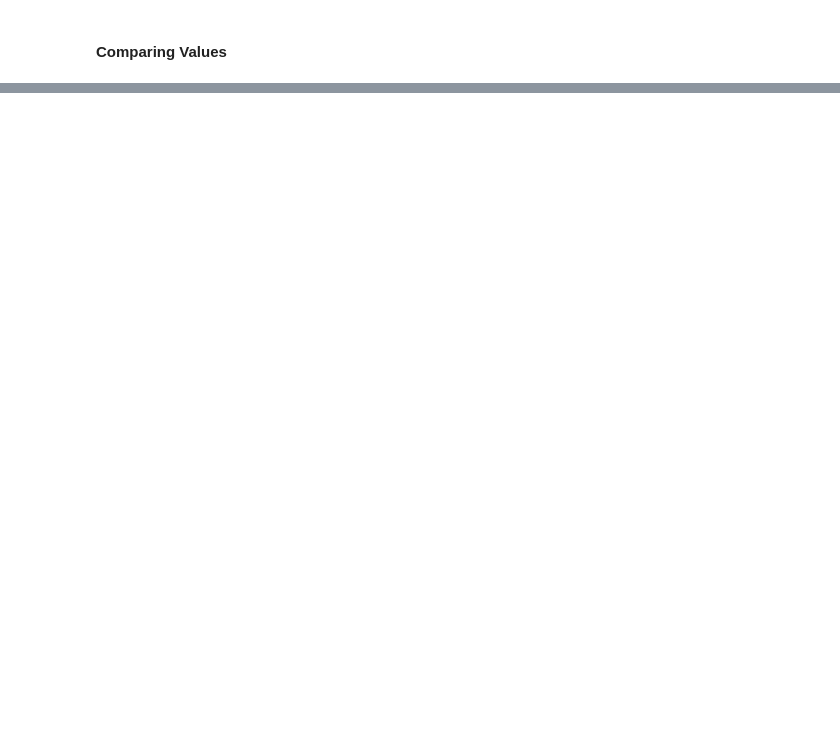
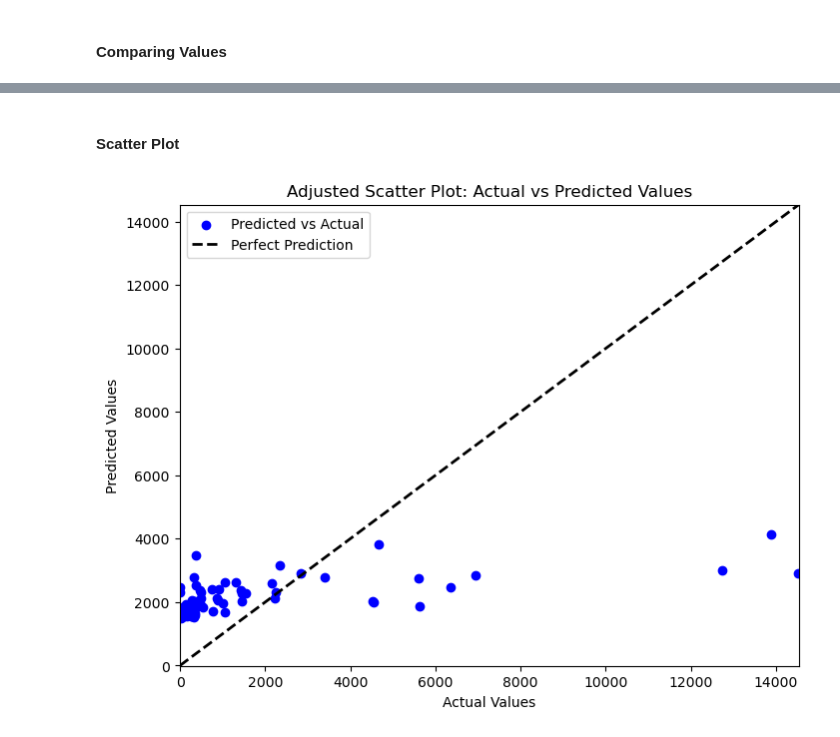
Before and after one commit to khalidhasananik/CSE445-Project, a Jupyter notebook: DenguePrediction/XGBoost.ipynb, the cells around one changed output, grey strips where cells are left out. Drawn from its saved outputs; the diff is of its cells as text; code cells hidden in the pictures; blank space fills up the shorter version.

```diff
--- a/DenguePrediction/XGBoost.ipynb
+++ b/DenguePrediction/XGBoost.ipynb
@@ -204,0 +304,25 @@ mean_absolute_percentage_error(Y_test, Y_pred)
+# %% [markdown]
+#### Scatter Plot
+# %%
+Y_test = Y_test.astype(float)
+Y_pred = Y_pred.astype(float)
+
+# Scatter plot with adjusted axis range
+plt.figure(figsize=(8, 6))
+plt.scatter(Y_test, Y_pred, color='blue', label='Predicted vs Actual')
+
+# Diagonal line to indicate perfect predictions
+plt.plot([Y_test.min(), Y_test.max()], [Y_test.min(), Y_test.max()], 'k--', lw=2, label='Perfect Prediction')
+
+# Set axis limits based on min and max values of actual and predicted data
+plt.xlim(min(Y_test.min(), Y_pred.min()) - 10, max(Y_test.max(), Y_pred.max()) + 10)
+plt.ylim(min(Y_test.min(), Y_pred.min()) - 10, max(Y_test.max(), Y_pred.max()) + 10)
+
+# Axis labels and title
+plt.xlabel('Actual Values')
+plt.ylabel('Predicted Values')
+plt.title('Adjusted Scatter Plot: Actual vs Predicted Values')
+plt.legend()
+plt.show()
+# %% [output]
+[figure, added]
```
Also changed, not shown: parts of 37 cells of this notebook, 2 other files.
